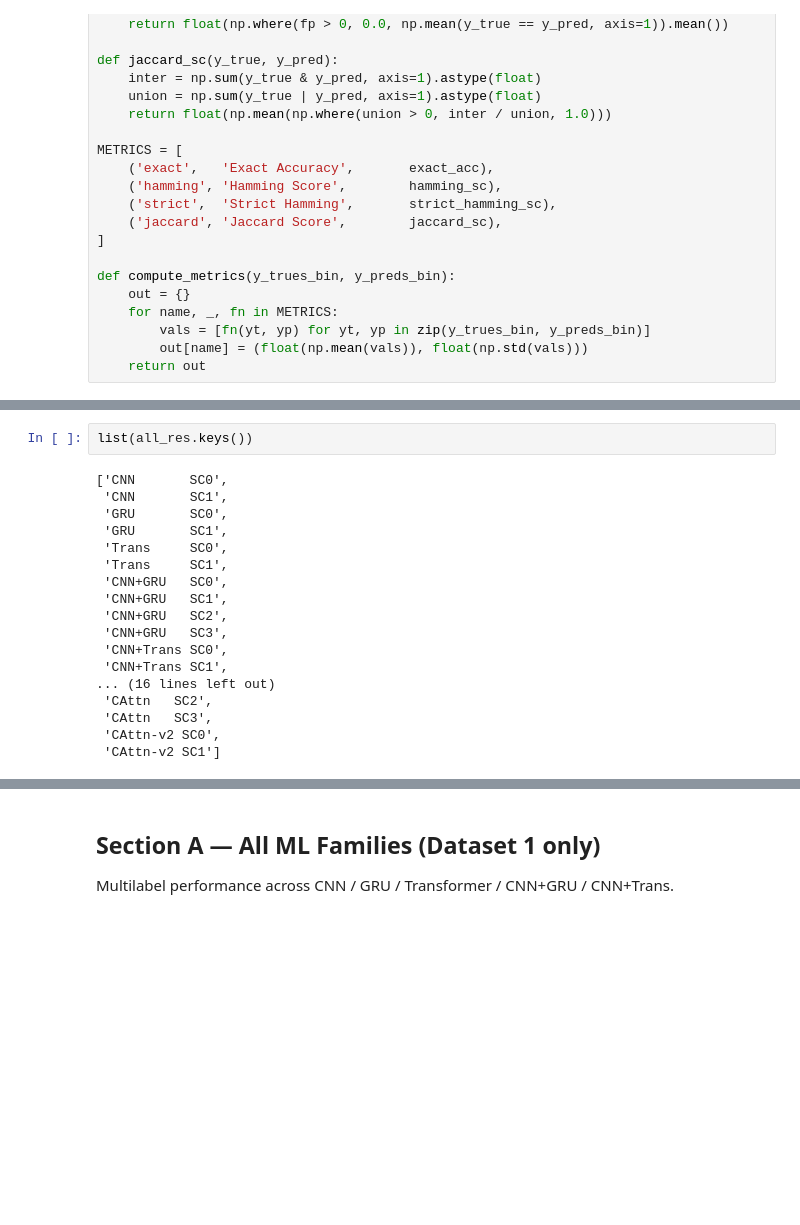
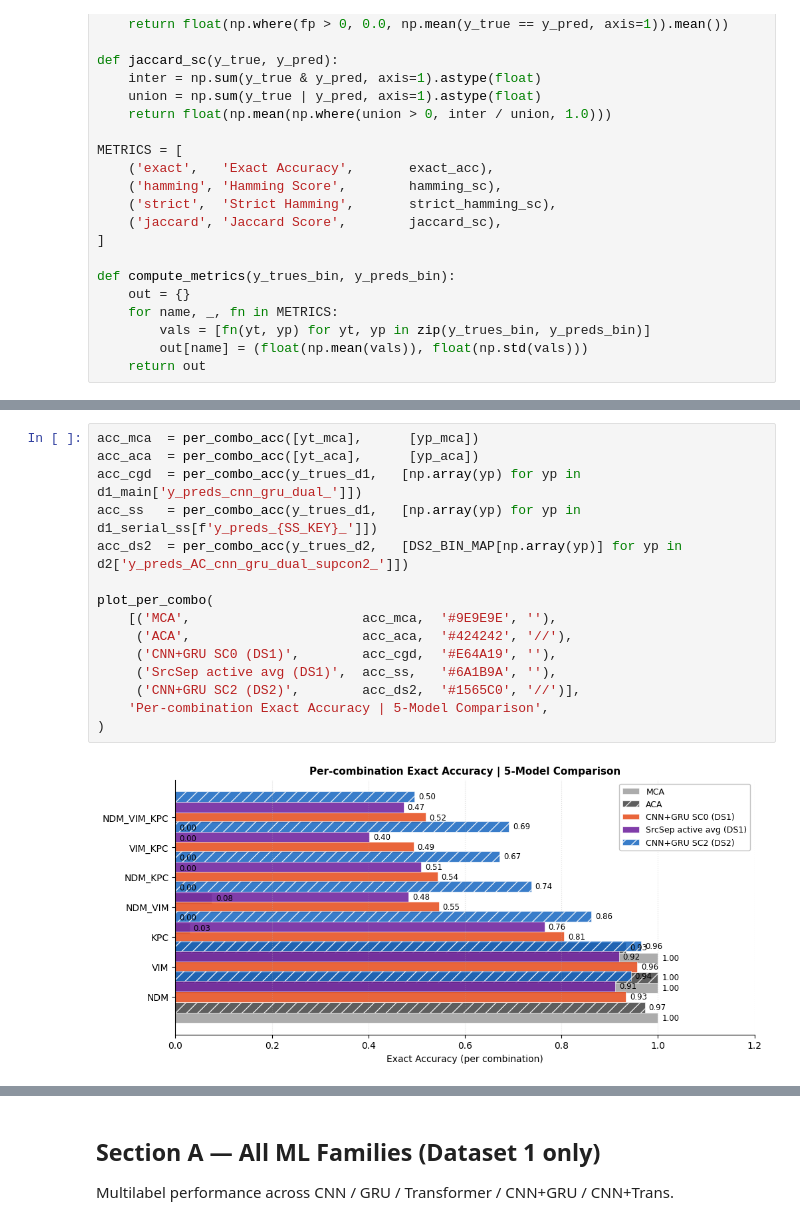
Before and after one commit to kautsarg/POC_DDM, a Jupyter notebook: gk_code/main/multiplex/notebooks/lab_multiplex_comparison.ipynb, the cells around one changed output, grey strips where cells are left out. Saved outputs shown, nothing was run; the diff lists cells and outputs as text; blank space fills up the shorter version.

```diff
--- a/gk_code/main/multiplex/notebooks/lab_multiplex_comparison.ipynb
+++ b/gk_code/main/multiplex/notebooks/lab_multiplex_comparison.ipynb
@@ -498,23 +372,20 @@ DS2 CNN+GRU SC2:
-# %%
-list(all_res.keys())
-# %% [output]
-['CNN       SC0',
- 'CNN       SC1',
- 'GRU       SC0',
- 'GRU       SC1',
- 'Trans     SC0',
- 'Trans     SC1',
- 'CNN+GRU   SC0',
- 'CNN+GRU   SC1',
- 'CNN+GRU   SC2',
- 'CNN+GRU   SC3',
- 'CNN+Trans SC0',
- 'CNN+Trans SC1',
-... (16 lines left out)
- 'CAttn   SC2',
- 'CAttn   SC3',
- 'CAttn-v2 SC0',
- 'CAttn-v2 SC1']
+# %%
+acc_mca  = per_combo_acc([yt_mca],      [yp_mca])
+acc_aca  = per_combo_acc([yt_aca],      [yp_aca])
+acc_cgd  = per_combo_acc(y_trues_d1,   [np.array(yp) for yp in d1_main['y_preds_cnn_gru_dual_']])
+acc_ss   = per_combo_acc(y_trues_d1,   [np.array(yp) for yp in d1_serial_ss[f'y_preds_{SS_KEY}_']])
+acc_ds2  = per_combo_acc(y_trues_d2,   [DS2_BIN_MAP[np.array(yp)] for yp in d2['y_preds_AC_cnn_gru_dual_supcon2_']])
+
+plot_per_combo(
+    [('MCA',                      acc_mca,  '#9E9E9E', ''),
+     ('ACA',                      acc_aca,  '#424242', '//'),
+     ('CNN+GRU SC0 (DS1)',        acc_cgd,  '#E64A19', ''),
+     ('SrcSep active avg (DS1)',  acc_ss,   '#6A1B9A', ''),
+     ('CNN+GRU SC2 (DS2)',        acc_ds2,  '#1565C0', '//')],
+    'Per-combination Exact Accuracy | 5-Model Comparison',
+)
+# %% [output]
+[figure, added]
 # %%
 cm_mca = build_cm(yt_mca, yp_mca)
 cm_aca = build_cm(yt_aca, yp_aca)
```
Also changed, not shown: parts of 20 cells of this notebook, 8 other files.
